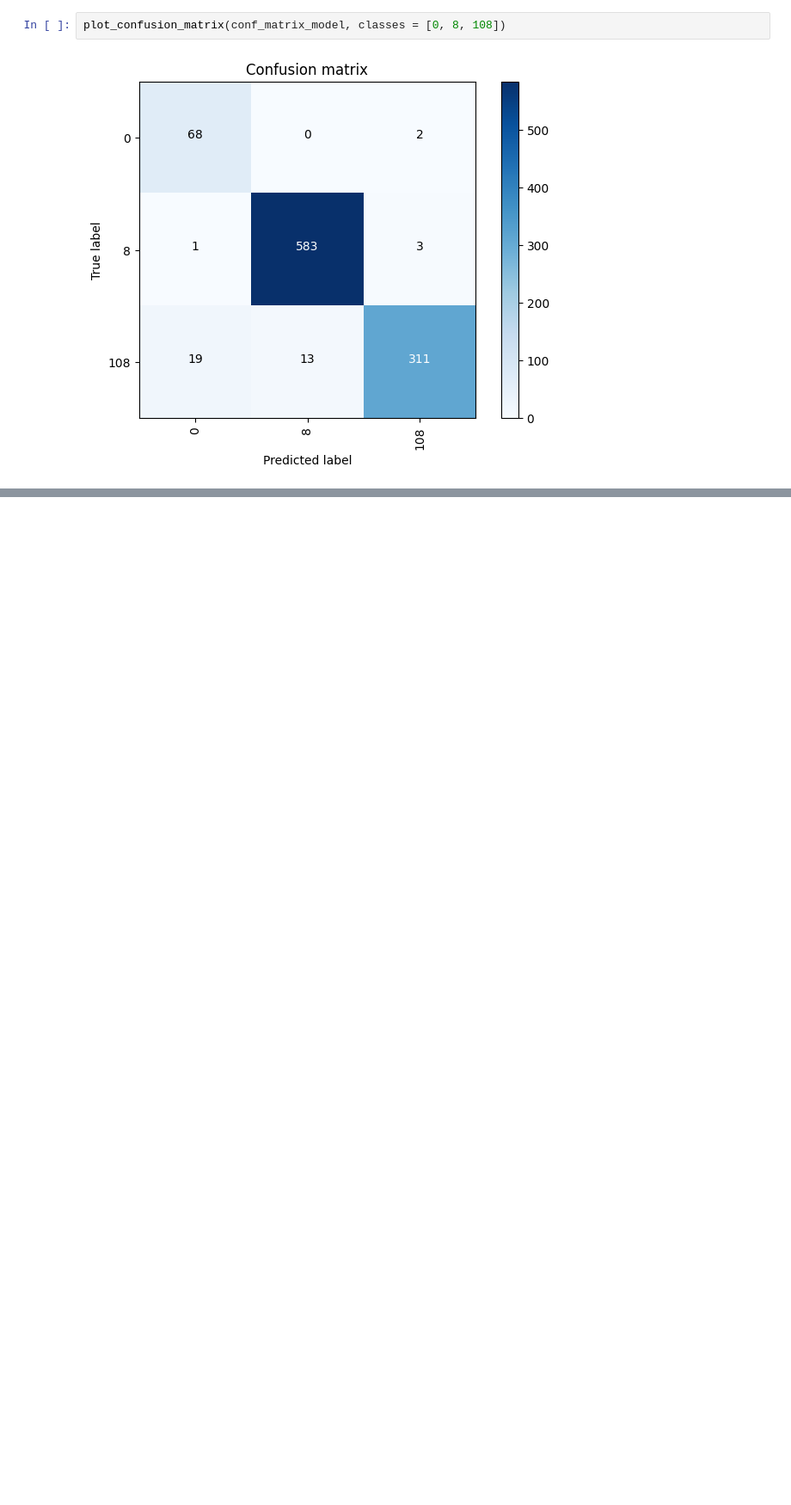
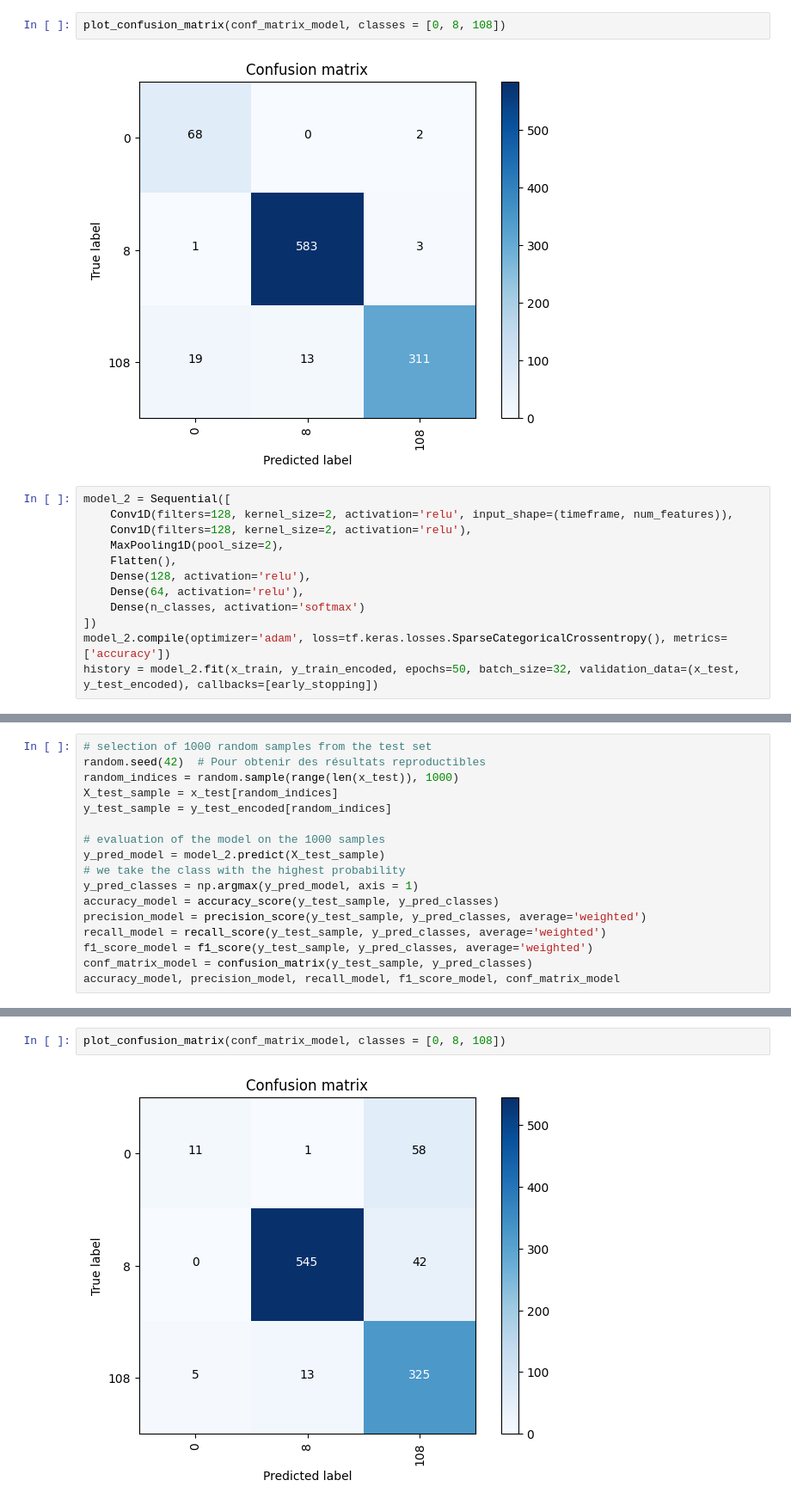
Before and after one commit to sabinaaskerova/TimeCNN-Classification, a Jupyter notebook: TimeSeries_CNN.ipynb, the cells around one changed output, grey strips where cells are left out. Shown at 86% size. Saved outputs shown, nothing was run; the diff lists cells and outputs as text; blank space fills up the shorter version.

Commit message:
two more models with accuracy > 95%

```diff
--- a/TimeSeries_CNN.ipynb
+++ b/TimeSeries_CNN.ipynb
@@ -157,3 +150,15 @@ def plot_confusion_matrix(cm, classes,
 plot_confusion_matrix(conf_matrix_model, classes = [0, 8, 108])
 # %% [output]
 [figure]
+# %%
+model_2 = Sequential([
+    Conv1D(filters=128, kernel_size=2, activation='relu', input_shape=(timeframe, num_features)),
+    Conv1D(filters=128, kernel_size=2, activation='relu'),
+    MaxPooling1D(pool_size=2),
+    Flatten(),
+    Dense(128, activation='relu'),
+    Dense(64, activation='relu'),
+    Dense(n_classes, activation='softmax')
+])
+model_2.compile(optimizer='adam', loss=tf.keras.losses.SparseCategoricalCrossentropy(), metrics=['accuracy'])
+history = model_2.fit(x_train, y_train_encoded, epochs=50, batch_size=32, validation_data=(x_test, y_test_encoded), callbacks=[early_stopping])
@@ -159,0 +184,17 @@ plot_confusion_matrix(conf_matrix_model, classes = [0, 8, 108])
+# %%
+# selection of 1000 random samples from the test set
+random.seed(42)  # Pour obtenir des résultats reproductibles
+random_indices = random.sample(range(len(x_test)), 1000)
+X_test_sample = x_test[random_indices]
+y_test_sample = y_test_encoded[random_indices]
+
+# evaluation of the model on the 1000 samples
+y_pred_model = model_2.predict(X_test_sample)
+# we take the class with the highest probability
+y_pred_classes = np.argmax(y_pred_model, axis = 1)
+accuracy_model = accuracy_score(y_test_sample, y_pred_classes)
+precision_model = precision_score(y_test_sample, y_pred_classes, average='weighted')
+recall_model = recall_score(y_test_sample, y_pred_classes, average='weighted')
+f1_score_model = f1_score(y_test_sample, y_pred_classes, average='weighted')
+conf_matrix_model = confusion_matrix(y_test_sample, y_pred_classes)
+accuracy_model, precision_model, recall_model, f1_score_model, conf_matrix_model
@@ -159,0 +210,4 @@ plot_confusion_matrix(conf_matrix_model, classes = [0, 8, 108])
+# %%
+plot_confusion_matrix(conf_matrix_model, classes = [0, 8, 108])
+# %% [output]
+[figure, added]
```
Also changed, not shown: parts of 9 cells of this notebook.
